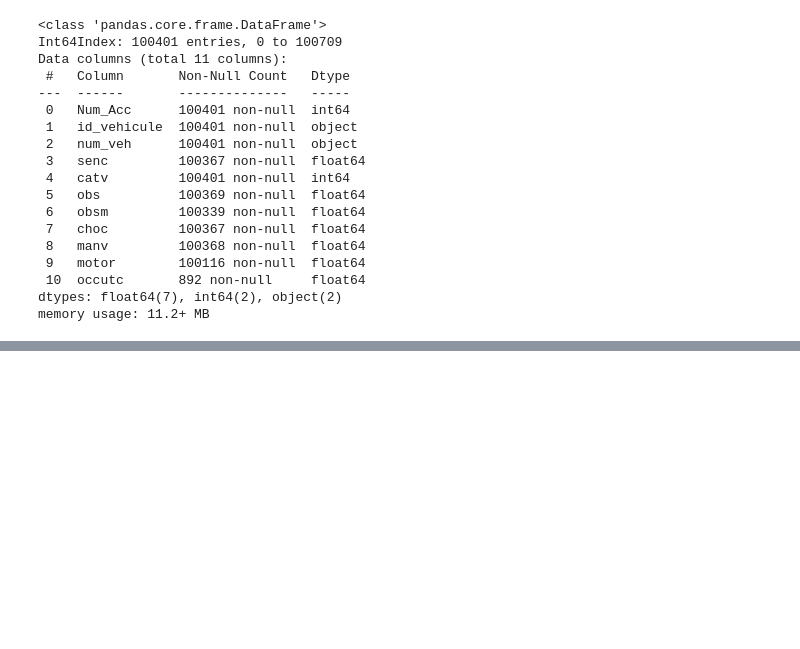
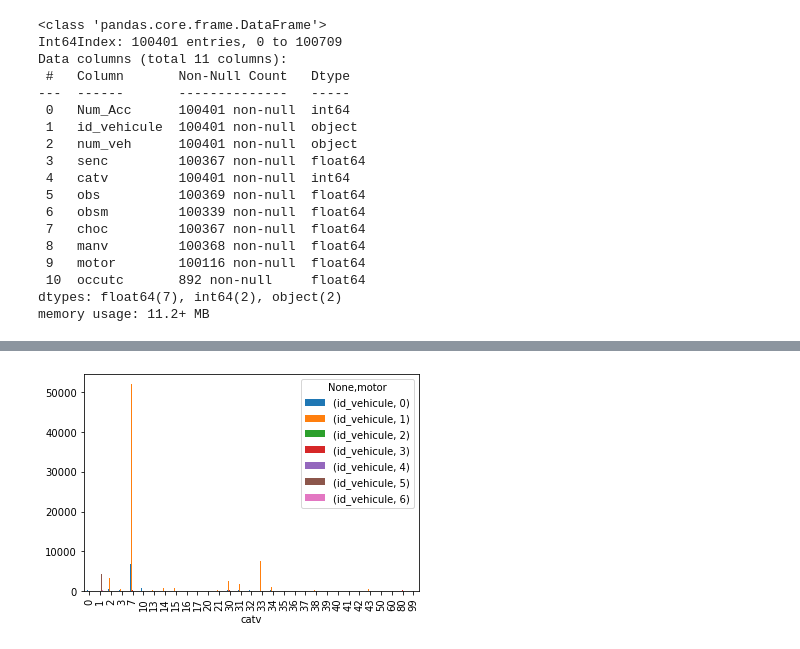
Before and after one commit to Assurance-Project-secure-road/analyse, a Jupyter notebook: Assurance.ipynb, the cells around one changed output, grey strips where cells are left out. Cells and saved outputs as stored; diff of their text form; code cells hidden in the pictures; blank space fills up the shorter version.

```diff
--- a/Assurance.ipynb
+++ b/Assurance.ipynb
@@ -293,0 +298,5 @@ vehicules[1150:1200]
+# %%
+
+df_pivot_cat_motor = vehicules[["catv", "motor", "id_vehicule"]].copy()
+pivot_cat_motor = pd.pivot_table(df_pivot_cat_motor,index=["catv"], columns=["motor"], values=["id_vehicule"], aggfunc='count')
+pivot_cat_motor
@@ -293,0 +323,5 @@ vehicules[1150:1200]
+# %%
+# val_motor={0: "Inconnue", 1: "Hydrocarbures", 2: "Hybride électrique", 3: "Electrique", 4: "Hydrogène", 5: "Humaine", 6: "Autre"}
+pivot_cat_motor.plot(kind='bar');
+# %% [output]
+[figure, added]
```
Also changed, not shown: parts of 10 cells of this notebook.
